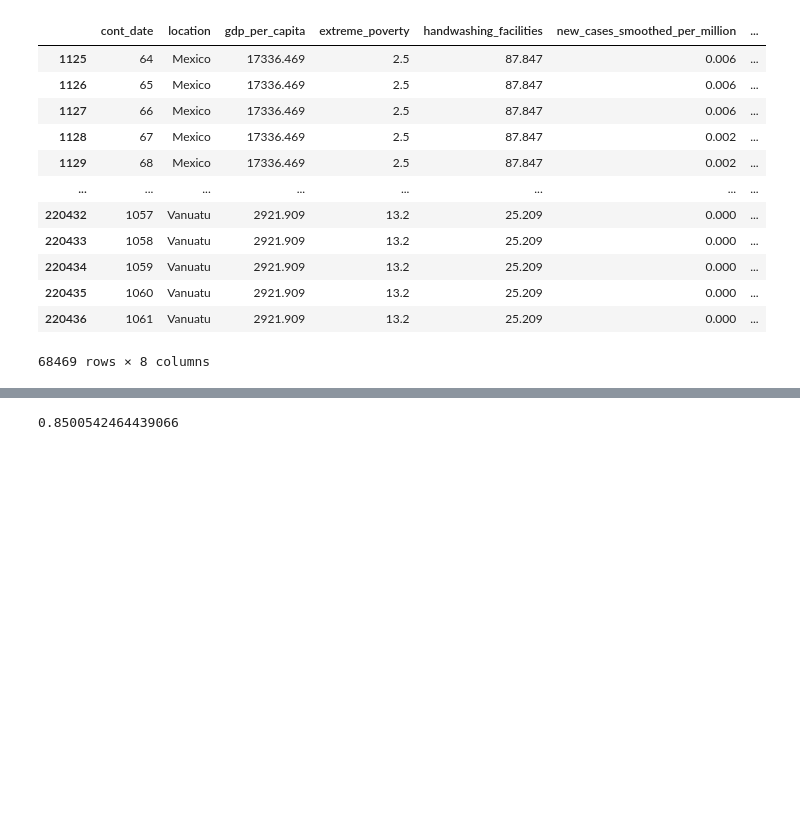
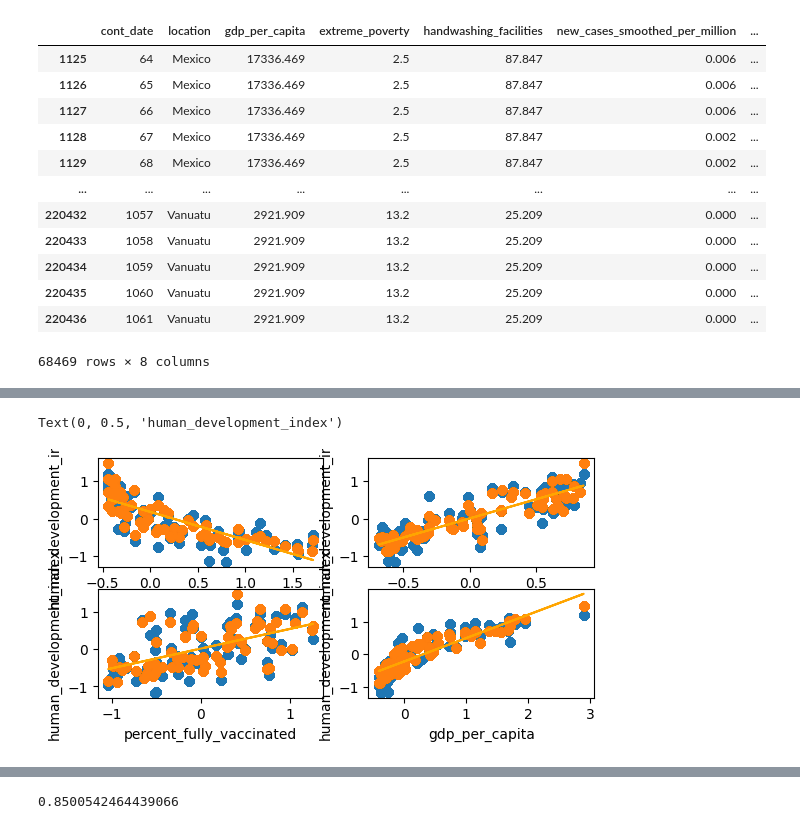
Before and after one commit to botztwo/Machine-Learning-Multiple-Linear-Regression-COVID19, a Jupyter notebook: tuesDraft.ipynb, the cells around one changed output, grey strips where cells are left out. Drawn from its saved outputs; the diff is of its cells as text; code cells hidden in the pictures; blank space fills up the shorter version.

```diff
--- a/tuesDraft.ipynb
+++ b/tuesDraft.ipynb
@@ -262,0 +228,38 @@ Text(0, 0.5, 'human_development_index')
+# %%
+#a viz of the predicted vs trained data
+plt.subplot(3, 2, 1)
+a,b = np.polyfit(X_train[:, 0],y_pred,1)
+plt.scatter(X_train[:, 0], y_train)
+plt.scatter(X_train[:, 0],y_pred)
+plt.plot(X_train[:, 0], a * X_train[:, 0] + b, color="orange")
+plt.xlabel("extreme_poverty")
+plt.ylabel("human_development_index")
+
+
+plt.subplot(3, 2, 2)
+a,b = np.polyfit(X_train[:, 1],y_pred,1)
+plt.scatter(X_train[:, 1], y_train)
+plt.scatter(X_train[:, 1],y_pred)
+plt.plot(X_train[:, 1], a * X_train[:, 1] + b, color="orange")
+plt.xlabel("handwashing_facilities")
+plt.ylabel("human_development_index")
+
+plt.subplot(3, 2, 3)
+a,b = np.polyfit(X_train[:, 2],y_pred,1)
+plt.scatter(X_train[:, 2], y_train)
+plt.scatter(X_train[:, 2],y_pred)
+plt.plot(X_train[:, 2], a * X_train[:, 2] + b, color="orange")
+plt.xlabel("percent_fully_vaccinated")
+plt.ylabel("human_development_index")
+
+
+plt.subplot(3, 2, 4)
+a,b = np.polyfit(X_train[:, 3],y_pred,1)
+plt.scatter(X_train[:, 3], y_train)
+plt.scatter(X_train[:, 3],y_pred)
+plt.plot(X_train[:, 3], a * X_train[:, 3] + b, color="orange")
+plt.xlabel("gdp_per_capita")
+plt.ylabel("human_development_index")
+# %% [output]
+Text(0, 0.5, 'human_development_index')
+[figure, added]
```
Also changed, not shown: parts of 10 cells of this notebook.
